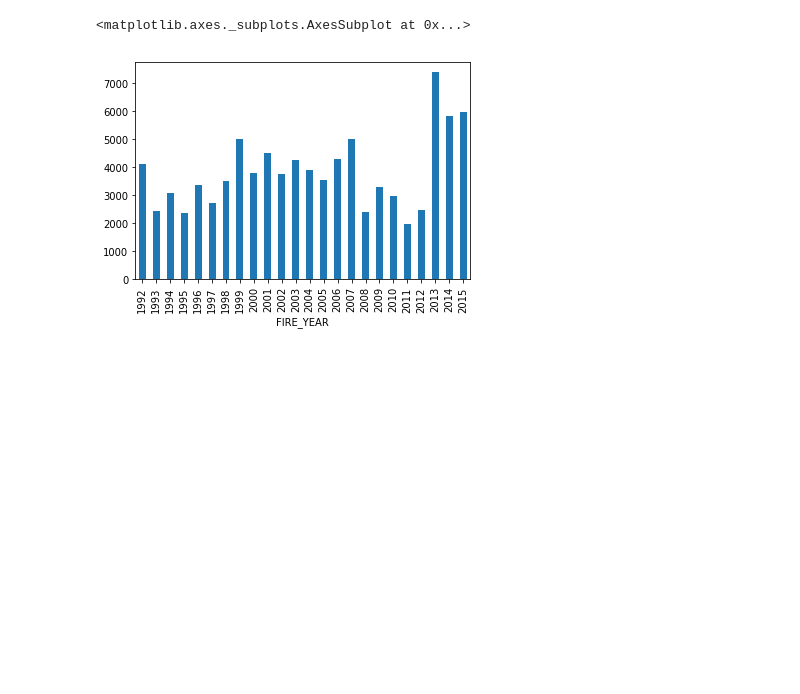
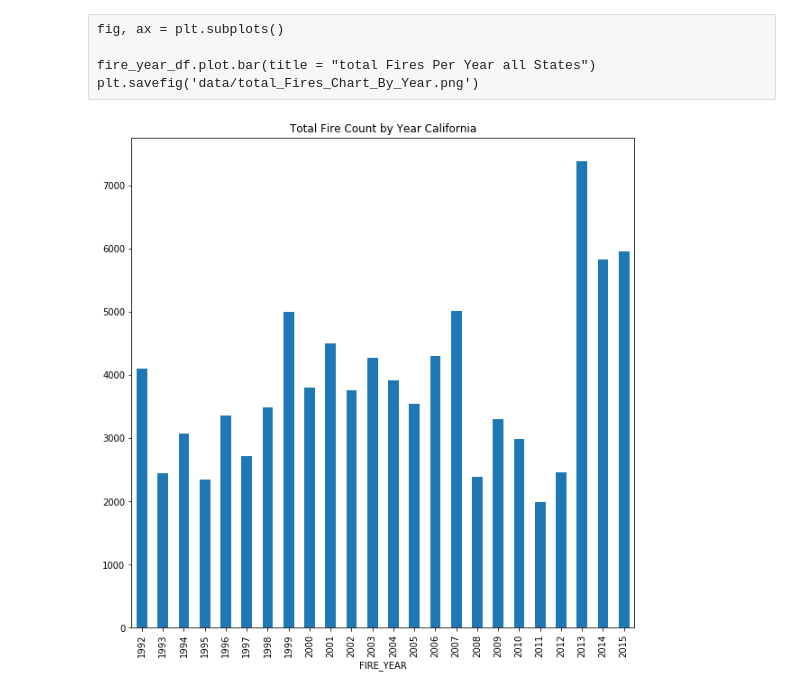
Before and after one commit to meharperjr/WyldFyrez, a Jupyter notebook: Fire Count Breakdown.ipynb, the cells around one changed output. Cells and saved outputs as stored; diff of their text form; code cells hidden in the pictures; blank space fills up the shorter version.

Commit message:
initial adding of charts

```diff
--- a/Fire Count Breakdown.ipynb
+++ b/Fire Count Breakdown.ipynb
@@ -48,18 +44,20 @@ fire_year_df.plot.bar()
+# %% [raw]
+fig, ax = plt.subplots()
+
+fire_year_df.plot.bar(title = "total Fires Per Year all States")
+plt.savefig('data/total_Fires_Chart_By_Year.png')
 # %%
 # File to Load
 file_to_load = "CAFireData.csv"
 
 # Read Purchasing File and store into Pandas data frame
 fire_CA = pd.read_csv(file_to_load)
 
+fire_CA.groupby('FIRE_YEAR')["OBJECTID"].nunique().plot(kind='bar', figsize=(10,10), title = "Total Fire Count by Year California")
 
-CA_year = fire_CA.groupby(["FIRE_YEAR"])
-CA_df= CA_year["OBJECTID"].nunique()
-
-CA_df.plot.bar()
+plt.savefig('data/total_Fires_Chart_By_Year_CA.png')
 # %% [output]
-<matplotlib.axes._subplots.AxesSubplot at 0x...>
-[figure, old version]
+[figure, new version]
 # %%
 # File to Load
 file_to_load = "GAFireData.csv"
```
Also changed, not shown: parts of 8 cells of this notebook, 8 other files.
